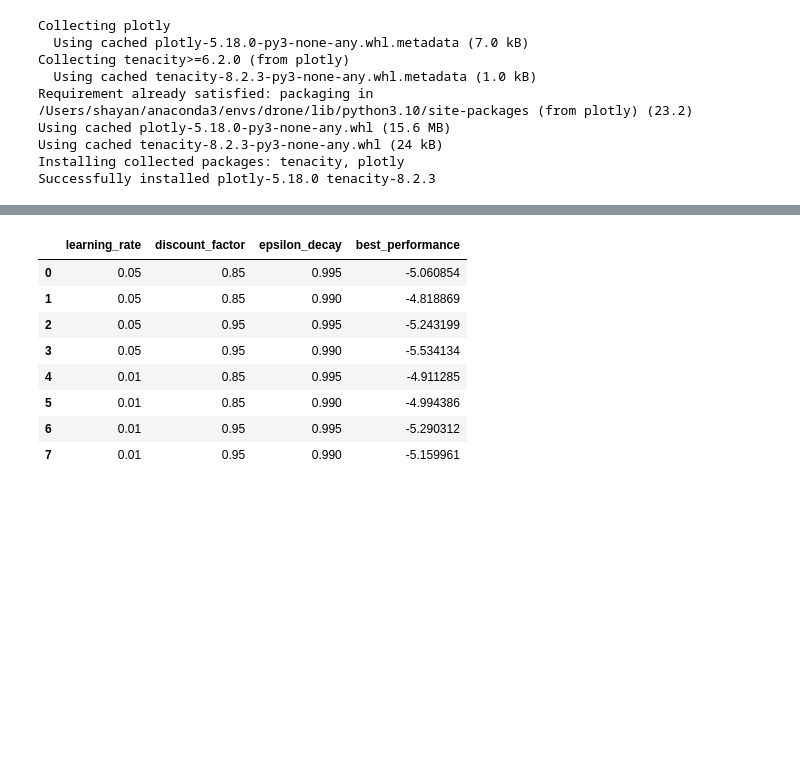
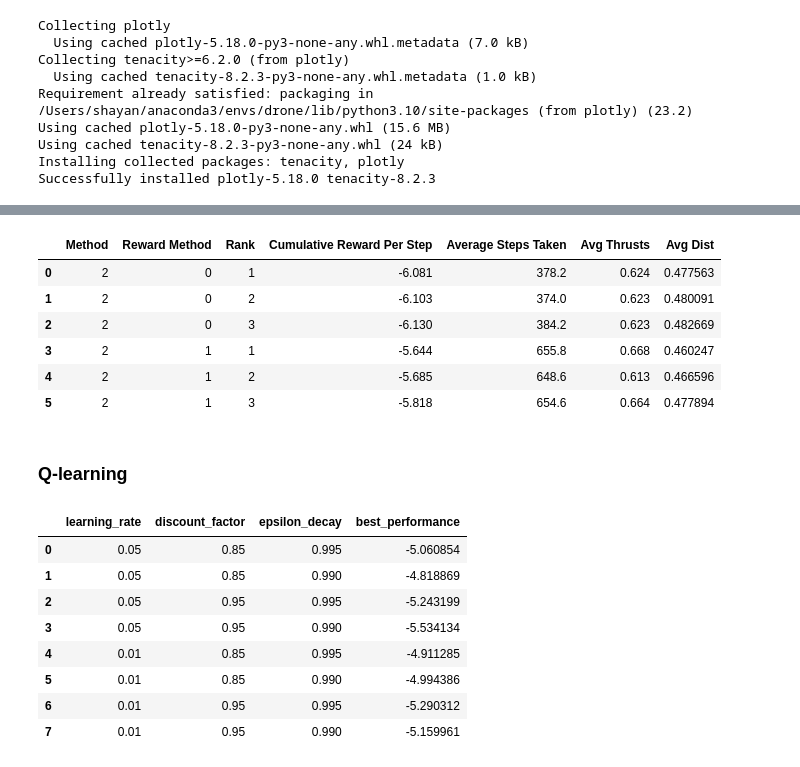
Before and after one commit to shayanshafquat/Group-A9, a Jupyter notebook: results.ipynb, the cells around one changed output, grey strips where cells are left out. Drawn from its saved outputs; the diff is of its cells as text; code cells hidden in the pictures; blank space fills up the shorter version.

```diff
--- a/results.ipynb
+++ b/results.ipynb
@@ -553,3 +549,15 @@ Heuristic 1 Combined Data:
+# %%
+df_heuristic_2.head(6)
+# %% [output]
+|  | Method | Reward Method | Rank | Cumulative Reward Per Step | Average Steps Taken | Avg Thrusts | Avg Dist |
+| 0 | 2 | 0 | 1 | -6.081 | 378.2 | 0.624 | 0.477563 |
+| 1 | 2 | 0 | 2 | -6.103 | 374.0 | 0.623 | 0.480091 |
+| 2 | 2 | 0 | 3 | -6.130 | 384.2 | 0.623 | 0.482669 |
+| 3 | 2 | 1 | 1 | -5.644 | 655.8 | 0.668 | 0.460247 |
+| 4 | 2 | 1 | 2 | -5.685 | 648.6 | 0.613 | 0.466596 |
+| 5 | 2 | 1 | 3 | -5.818 | 654.6 | 0.664 | 0.477894 |
+# %% [markdown]
+### Q-learning
 # %%
 filename = f'./Results/q-learning/summary_performance_{state_size}_{action_size}.csv'
 df = pd.read_csv(filename)
```
Also changed, not shown: parts of 5 cells of this notebook, 1 other file.
